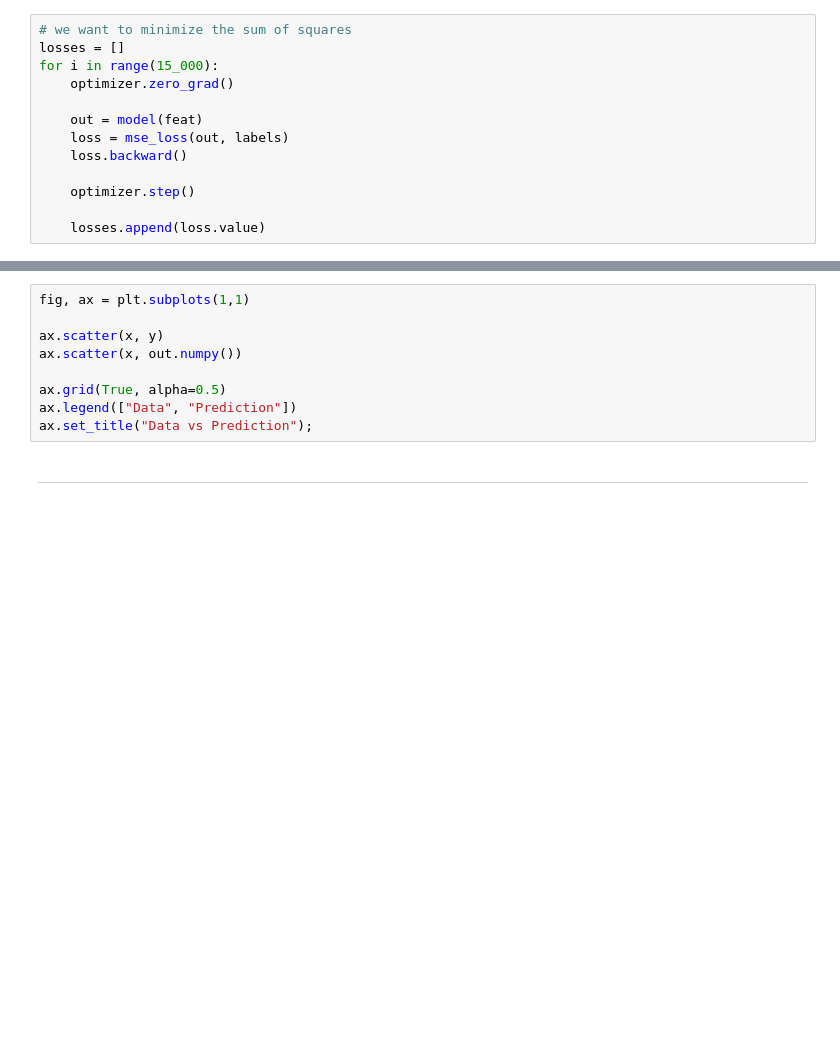
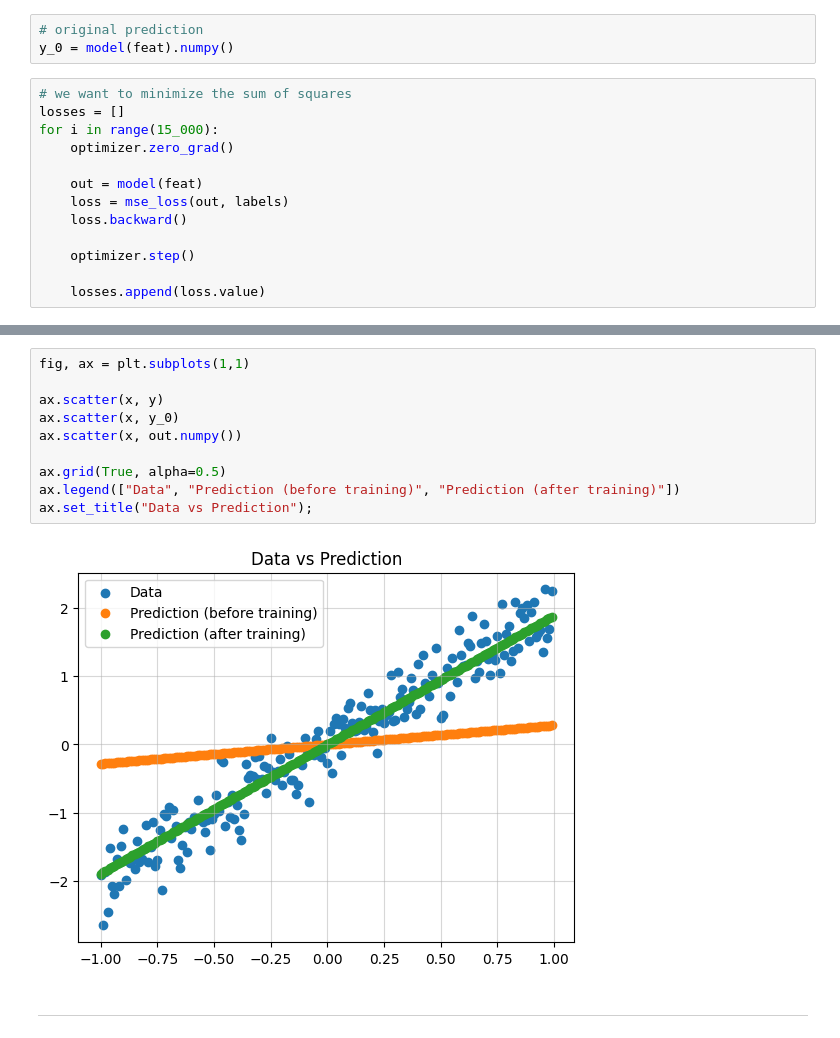
Before and after one commit to Xylambda/toydiff, a Jupyter notebook: examples/LinearRegression.ipynb, the cells around one changed output, grey strips where cells are left out. Drawn from its saved outputs; the diff is of its cells as text; blank space fills up the shorter version.

```diff
--- a/examples/LinearRegression.ipynb
+++ b/examples/LinearRegression.ipynb
@@ -30,3 +34,6 @@ model.weights
+# %%
+# original prediction
+y_0 = model(feat).numpy()
 # %%
 # we want to minimize the sum of squares
 losses = []
@@ -51,11 +62,14 @@ ax.set_title("Loss");
 # %%
 fig, ax = plt.subplots(1,1)
 
 ax.scatter(x, y)
+ax.scatter(x, y_0)
 ax.scatter(x, out.numpy())
 
 ax.grid(True, alpha=0.5)
-ax.legend(["Data", "Prediction"])
+ax.legend(["Data", "Prediction (before training)", "Prediction (after training)"])
 ax.set_title("Data vs Prediction");
+# %% [output]
+[figure, added]
 # %% [markdown]
 -----
```
Also changed, not shown: parts of 5 cells of this notebook, 18 other files.
